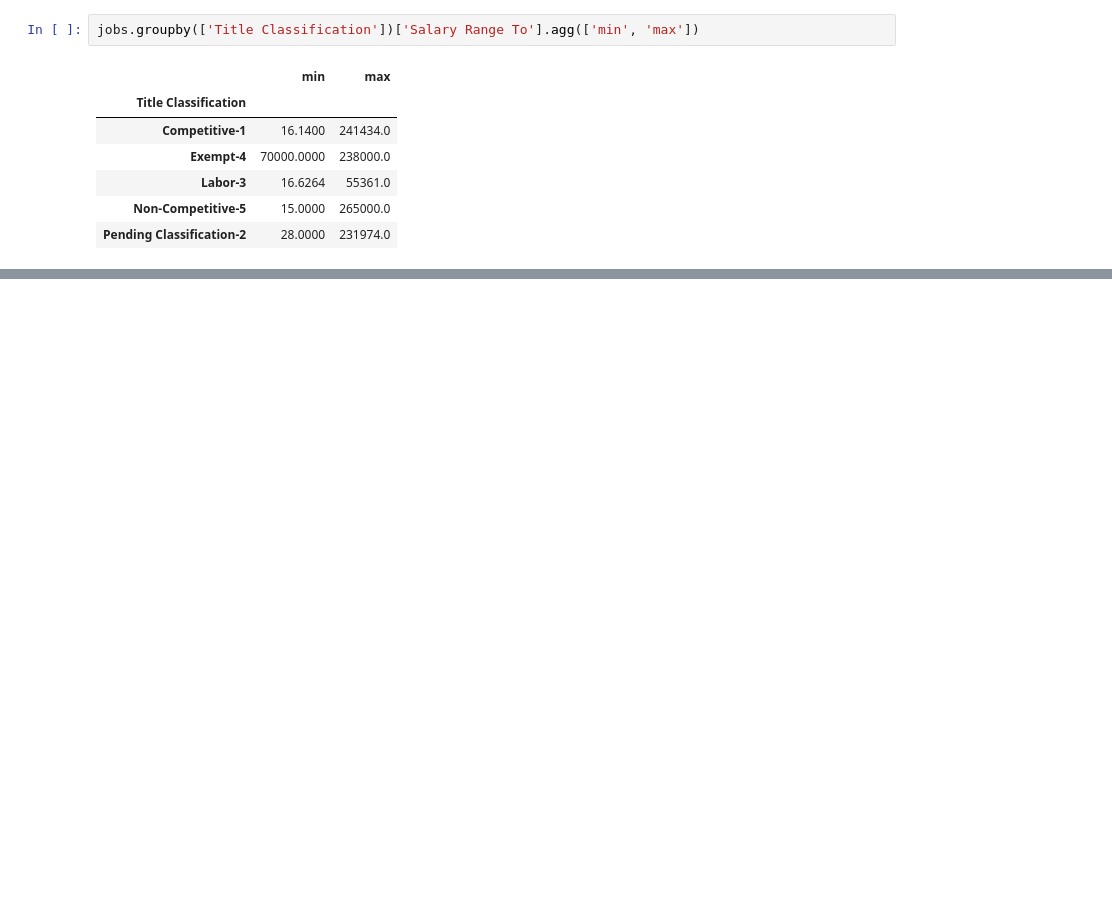
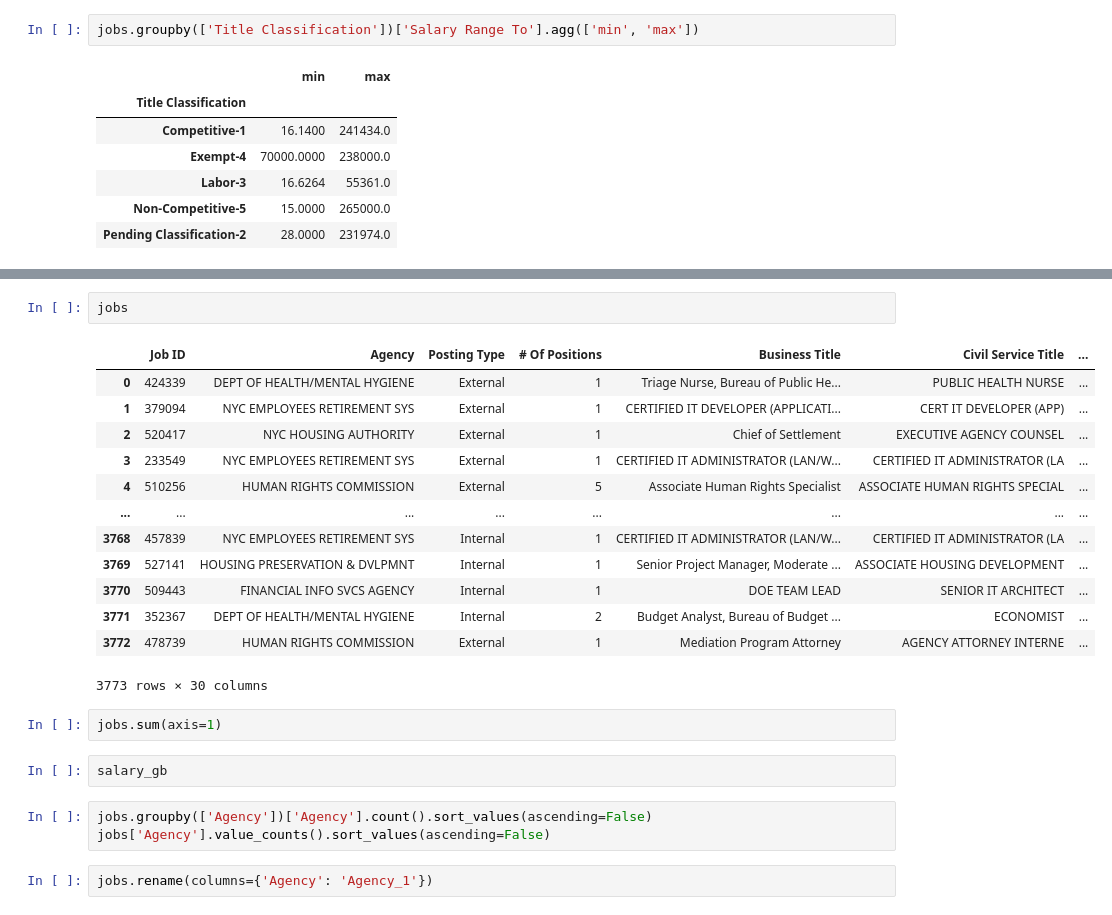
Before and after one commit to palayoov/Pandas-apply-vs.-map-vs.-applymap, a Jupyter notebook: pandas_eda.ipynb, the cells around one changed output, grey strips where cells are left out. Drawn from its saved outputs; the diff is of its cells as text; blank space fills up the shorter version.

```diff
--- a/pandas_eda.ipynb
+++ b/pandas_eda.ipynb
@@ -53,0 +259,25 @@ jobs.groupby(['Title Classification'])['Salary Range To'].agg(['min', 'max'])
+# %%
+jobs
+# %% [output]
+|  | Job ID | Agency | Posting Type | # Of Positions | Business Title | Civil Service Title | ... |
+| 0 | 424339 | DEPT OF HEALTH/MENTAL HYGIENE | External | 1 | Triage Nurse, Bureau of Public He... | PUBLIC HEALTH NURSE | ... |
+| 1 | 379094 | NYC EMPLOYEES RETIREMENT SYS | External | 1 | CERTIFIED IT DEVELOPER (APPLICATI... | CERT IT DEVELOPER (APP) | ... |
+| 2 | 520417 | NYC HOUSING AUTHORITY | External | 1 | Chief of Settlement | EXECUTIVE AGENCY COUNSEL | ... |
+| 3 | 233549 | NYC EMPLOYEES RETIREMENT SYS | External | 1 | CERTIFIED IT ADMINISTRATOR (LAN/W... | CERTIFIED IT ADMINISTRATOR (LA | ... |
+| 4 | 510256 | HUMAN RIGHTS COMMISSION | External | 5 | Associate Human Rights Specialist | ASSOCIATE HUMAN RIGHTS SPECIAL | ... |
+| ... | ... | ... | ... | ... | ... | ... | ... |
+| 3768 | 457839 | NYC EMPLOYEES RETIREMENT SYS | Internal | 1 | CERTIFIED IT ADMINISTRATOR (LAN/W... | CERTIFIED IT ADMINISTRATOR (LA | ... |
+| 3769 | 527141 | HOUSING PRESERVATION & DVLPMNT | Internal | 1 | Senior Project Manager, Moderate ... | ASSOCIATE HOUSING DEVELOPMENT | ... |
+| 3770 | 509443 | FINANCIAL INFO SVCS AGENCY | Internal | 1 | DOE TEAM LEAD | SENIOR IT ARCHITECT | ... |
+| 3771 | 352367 | DEPT OF HEALTH/MENTAL HYGIENE | Internal | 2 | Budget Analyst, Bureau of Budget ... | ECONOMIST | ... |
+| 3772 | 478739 | HUMAN RIGHTS COMMISSION | External | 1 | Mediation Program Attorney | AGENCY ATTORNEY INTERNE | ... |
+3773 rows × 30 columns
+# %%
+jobs.sum(axis=1)
+# %%
+salary_gb
+# %%
+jobs.groupby(['Agency'])['Agency'].count().sort_values(ascending=False)
+jobs['Agency'].value_counts().sort_values(ascending=False)
+# %%
+jobs.rename(columns={'Agency': 'Agency_1'})
```
Also changed, not shown: parts of 17 cells of this notebook, 1 other file.
